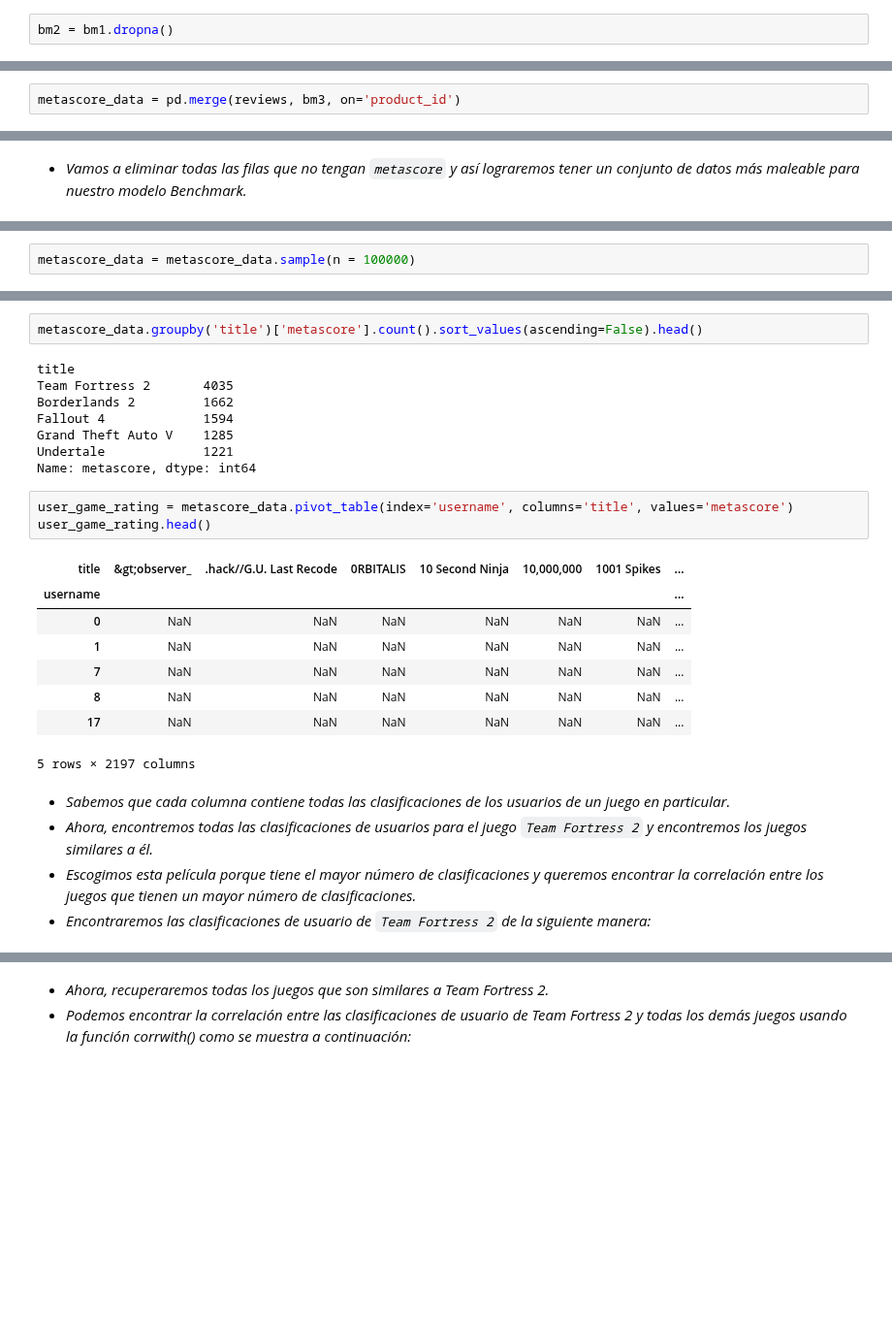
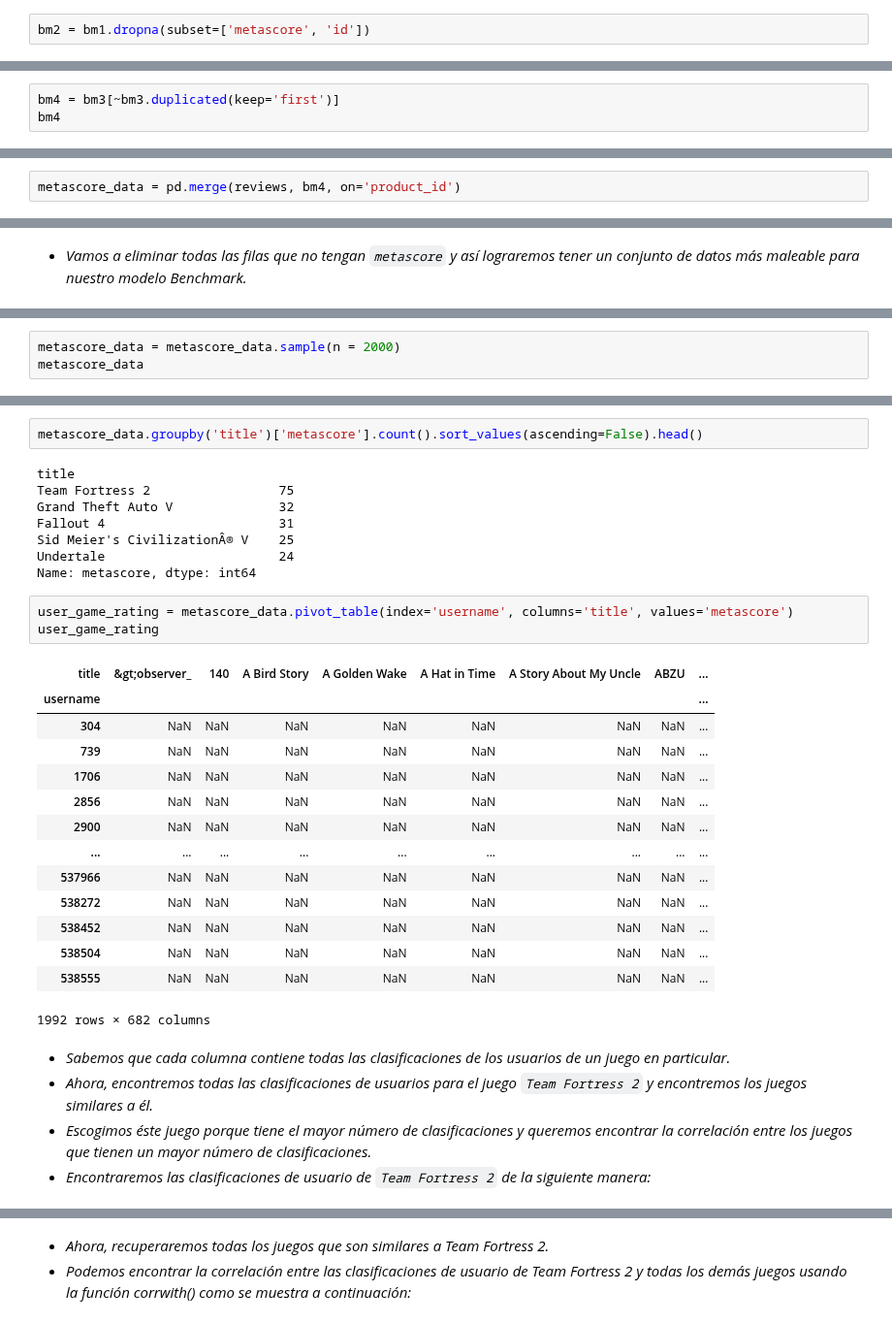
Before and after one commit to alseveso/AcamicaDS, a Jupyter notebook: Proyecto 3/A. Proyecto 03_Alejandra Seveso.ipynb, the cells around one changed output, grey strips where cells are left out. Shown at 97% size. Drawn from its saved outputs; the diff is of its cells as text; blank space fills up the shorter version.

```diff
--- a/Proyecto 3/A. Proyecto 03_Alejandra Seveso.ipynb
+++ b/Proyecto 3/A. Proyecto 03_Alejandra Seveso.ipynb
@@ -951,7 +947,7 @@ bm1
 | 32134 | NaN | 681550.0 | NaN |
 32135 rows × 3 columns
 # %%
-bm2 = bm1.dropna()
+bm2 = bm1.dropna(subset=['metascore', 'id'])
 # %%
 bm2.shape
 # %% [output]
@@ -978,0 +961,3 @@ dtype: object
+# %%
+bm4 = bm3[~bm3.duplicated(keep='first')]
+bm4
@@ -979,2 +978,2 @@ dtype: object
 # %%
-metascore_data = pd.merge(reviews, bm3, on='product_id')
+metascore_data = pd.merge(reviews, bm4, on='product_id')
@@ -995,2 +986,3 @@ metascore_data.shape
 # %%
-metascore_data = metascore_data.sample(n = 100000)
+metascore_data = metascore_data.sample(n = 2000)
+metascore_data
@@ -1029,28 +1017,34 @@ ratings_mean_count.head()
 metascore_data.groupby('title')['metascore'].count().sort_values(ascending=False).head()
 # %% [output]
 title
-Team Fortress 2       4035
-Borderlands 2         1662
-Fallout 4             1594
-Grand Theft Auto V    1285
-Undertale             1221
+Team Fortress 2                 75
+Grand Theft Auto V              32
+Fallout 4                       31
+Sid Meier's CivilizationÂ® V    25
+Undertale                       24
 Name: metascore, dtype: int64
 # %%
 user_game_rating = metascore_data.pivot_table(index='username', columns='title', values='metascore')
-user_game_rating.head()
+user_game_rating
 # %% [output]
-| title | &gt;observer_ | .hack//G.U. Last Recode | 0RBITALIS | 10 Second Ninja | 10,000,000 | 1001 Spikes | ... |
-| username |  |  |  |  |  |  | ... |
-| 0 | NaN | NaN | NaN | NaN | NaN | NaN | ... |
-| 1 | NaN | NaN | NaN | NaN | NaN | NaN | ... |
-| 7 | NaN | NaN | NaN | NaN | NaN | NaN | ... |
-| 8 | NaN | NaN | NaN | NaN | NaN | NaN | ... |
-| 17 | NaN | NaN | NaN | NaN | NaN | NaN | ... |
+| title | &gt;observer_ | 140 | A Bird Story | A Golden Wake | A Hat in Time | A Story About My Uncle | ABZU | ... |
+| username |  |  |  |  |  |  |  | ... |
+| 304 | NaN | NaN | NaN | NaN | NaN | NaN | NaN | ... |
+| 739 | NaN | NaN | NaN | NaN | NaN | NaN | NaN | ... |
+| 1706 | NaN | NaN | NaN | NaN | NaN | NaN | NaN | ... |
+| 2856 | NaN | NaN | NaN | NaN | NaN | NaN | NaN | ... |
+| 2900 | NaN | NaN | NaN | NaN | NaN | NaN | NaN | ... |
+| ... | ... | ... | ... | ... | ... | ... | ... | ... |
+| 537966 | NaN | NaN | NaN | NaN | NaN | NaN | NaN | ... |
+| 538272 | NaN | NaN | NaN | NaN | NaN | NaN | NaN | ... |
+| 538452 | NaN | NaN | NaN | NaN | NaN | NaN | NaN | ... |
+| 538504 | NaN | NaN | NaN | NaN | NaN | NaN | NaN | ... |
+| 538555 | NaN | NaN | NaN | NaN | NaN | NaN | NaN | ... |
-5 rows × 2197 columns
+1992 rows × 682 columns
 # %% [markdown]
 * *Sabemos que cada columna contiene todas las clasificaciones de los usuarios de un juego en particular.*
 * *Ahora, encontremos todas las clasificaciones de usuarios para el juego `Team Fortress 2` y encontremos los juegos similares a él.*
-* *Escogimos esta película porque tiene el mayor número de clasificaciones y queremos encontrar la correlación entre los juegos que tienen un mayor número de clasificaciones.*
+* *Escogimos éste juego porque tiene el mayor número de clasificaciones y queremos encontrar la correlación entre los juegos que tienen un mayor número de clasificaciones.*
 * *Encontraremos las clasificaciones de usuario de `Team Fortress 2` de la siguiente manera:*
 # %%
 team_fortress_2_ratings = user_game_rating['Team Fortress 2']
```
Also changed, not shown: parts of 17 cells of this notebook.
